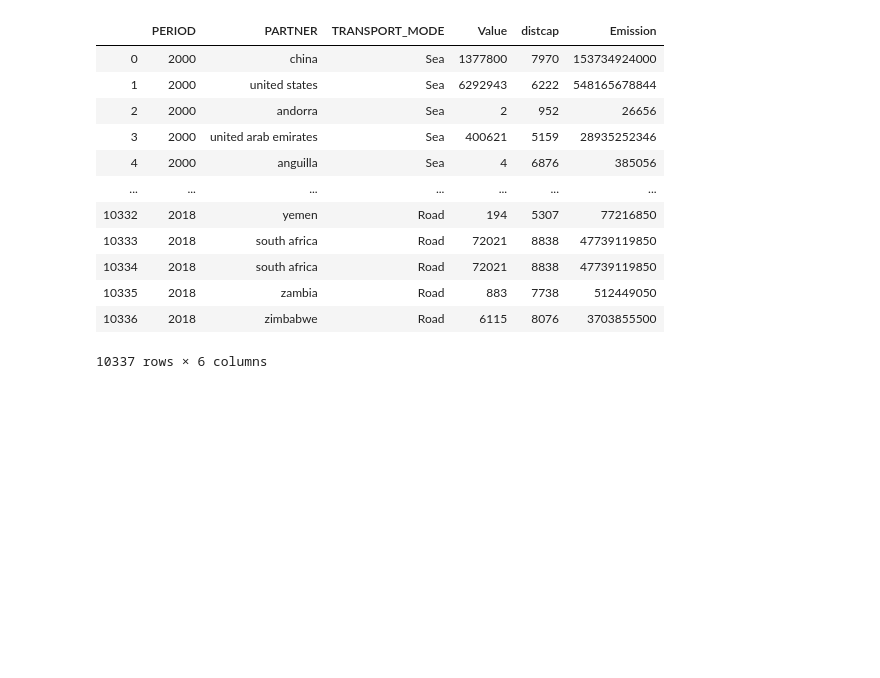
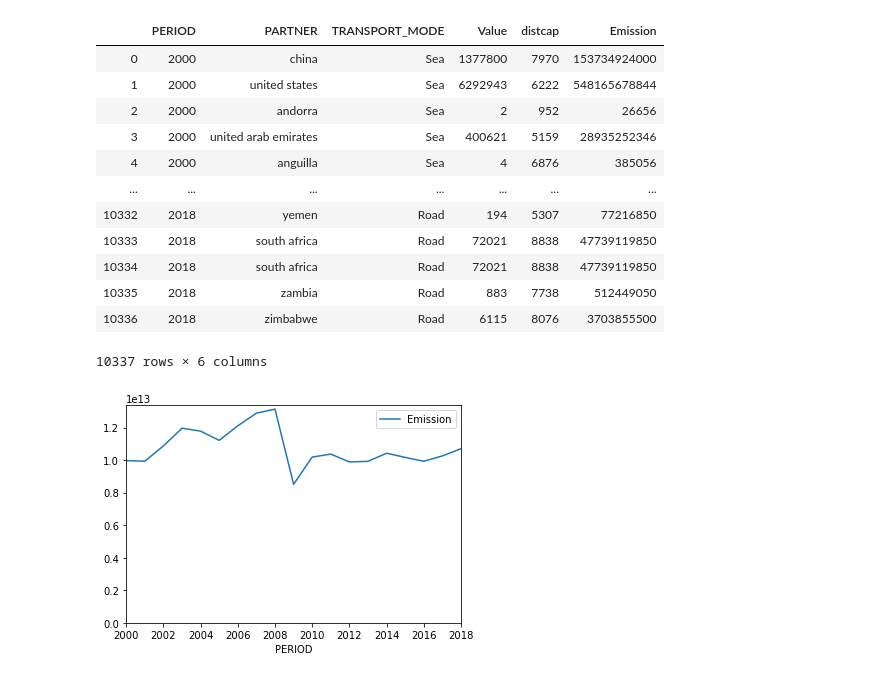
Before and after one commit to Lambo97/ADAProject, a Jupyter notebook: src/transport.ipynb, the cells around one changed output. Saved outputs shown, nothing was run; the diff lists cells and outputs as text; code cells hidden in the pictures; blank space fills up the shorter version.

Commit message:
added plot

```diff
--- a/src/transport.ipynb
+++ b/src/transport.ipynb
@@ -263,0 +269,10 @@ transport_total
+# %%
+transport_emission = transport_total[['PERIOD','Emission']]
+# %%
+transport_emission_year = transport_emission.groupby(by='PERIOD').sum()
+# %%
+transport_emission_year.plot()
+plt.ylim(0)
+plt.show()
+# %% [output]
+[figure, added]
```
Also changed, not shown: parts of 5 cells of this notebook.
